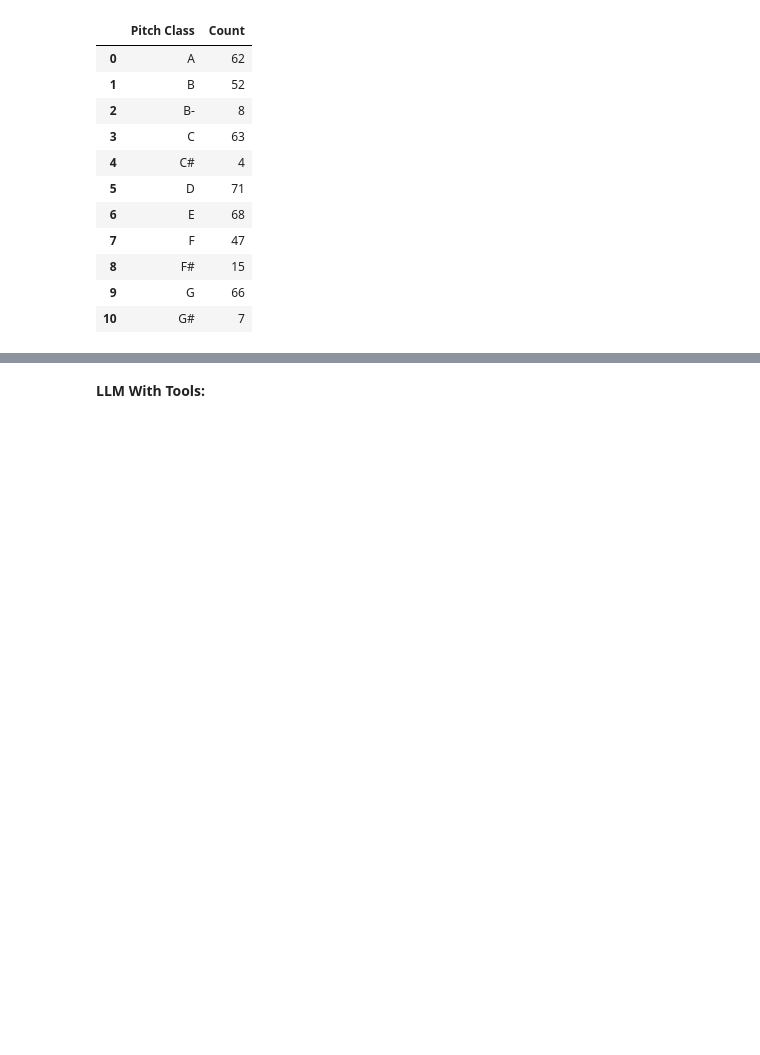
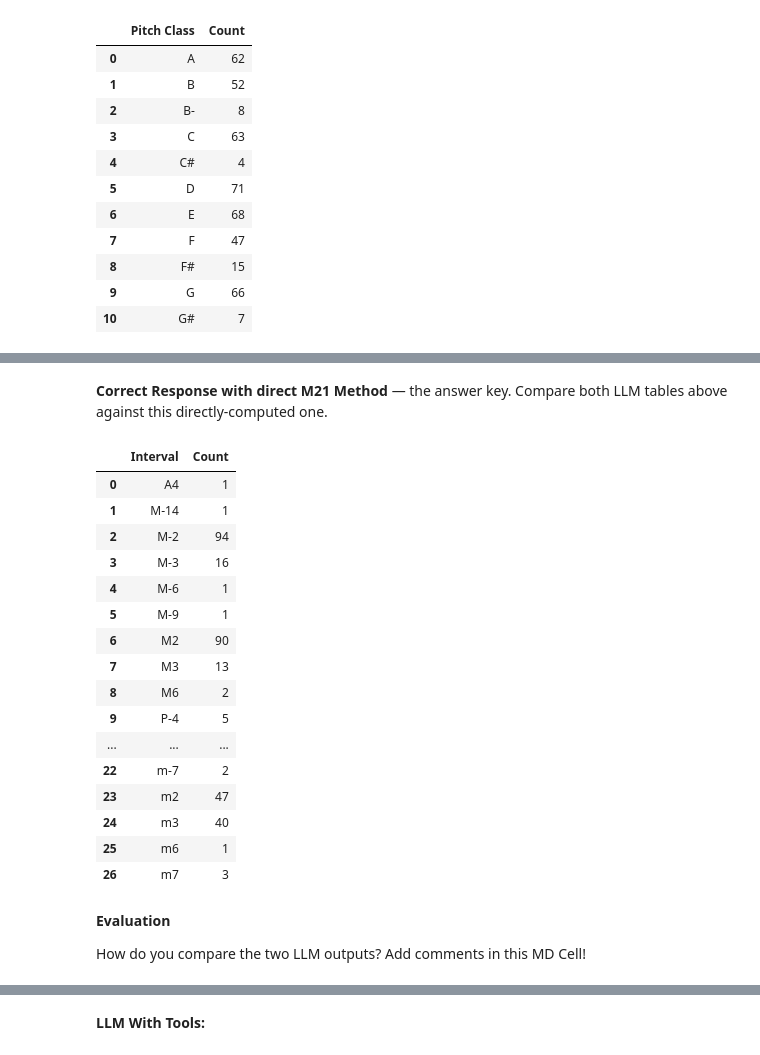
Before and after one commit to RichardFreedman/AMS-NEH-Notebooks-Data, a Jupyter notebook: 10_LLM_Langchain/C_Music_Analysis_LLM.ipynb, the cells around one changed output, grey strips where cells are left out. Cells and saved outputs as stored; diff of their text form; code cells hidden in the pictures; blank space fills up the shorter version.

```diff
--- a/10_LLM_Langchain/C_Music_Analysis_LLM.ipynb
+++ b/10_LLM_Langchain/C_Music_Analysis_LLM.ipynb
@@ -171,7 +172,7 @@ def loadXML(filepath: str):
 
 
 directory = Path("MEI Sample")
-file_paths = [str(file) for file in directory.iterdir() if file.is_file()]
+file_paths = [str(file) for file in directory.glob("*.mei")]
 full_mei: List[Document] = []
 for file in file_paths:
     full_mei.append(loadXML(file))
@@ -1218,0 +1382,50 @@ df
+# %% [markdown]
+**Correct Response with direct M21 Method** — the answer key. Compare both LLM tables above against this directly-computed one.
+# %%
+def count_intervals(filepath, directed=True):
+    """
+    Count the number of times each melodic interval appears in a piece.
+
+    Args:
+        filepath (str): Path to the MEI/MusicXML file.
+        directed (bool): If True, distinguish ascending/descending intervals (e.g., 'M2' vs 'M-2'); else use undirected interval names.
+
+    Returns:
+        pd.DataFrame: A table showing interval and count.
+    """
+    score = converter.parse(filepath)
+    notes = [n for n in score.recurse().notes if isinstance(n, note.Note)]
+
+    all_intervals = []
+    for i in range(1, len(notes)):
+        iv = interval.Interval(noteStart=notes[i - 1], noteEnd=notes[i])
+        all_intervals.append(iv.directedName if directed else iv.name)
+
+    counts = Counter(all_intervals)
+    df = pd.DataFrame(counts.items(), columns=["Interval", "Count"])
+    df = df.sort_values("Interval").reset_index(drop=True)
+    return df
+
+count_intervals("MEI Sample/Bach_BWV_0772.mei")
+# %% [output]
+|  | Interval | Count |
+| 0 | A4 | 1 |
+| 1 | M-14 | 1 |
+| 2 | M-2 | 94 |
+| 3 | M-3 | 16 |
+| 4 | M-6 | 1 |
+| 5 | M-9 | 1 |
+| 6 | M2 | 90 |
+| 7 | M3 | 13 |
+| 8 | M6 | 2 |
+| 9 | P-4 | 5 |
+| ... | ... | ... |
+| 22 | m-7 | 2 |
+| 23 | m2 | 47 |
+| 24 | m3 | 40 |
+| 25 | m6 | 1 |
+| 26 | m7 | 3 |
+# %% [markdown]
+**Evaluation**
+
+How do you compare the two LLM outputs?  Add comments in this MD Cell!
```
Also changed, not shown: parts of 59 cells of this notebook, 9 other files.
